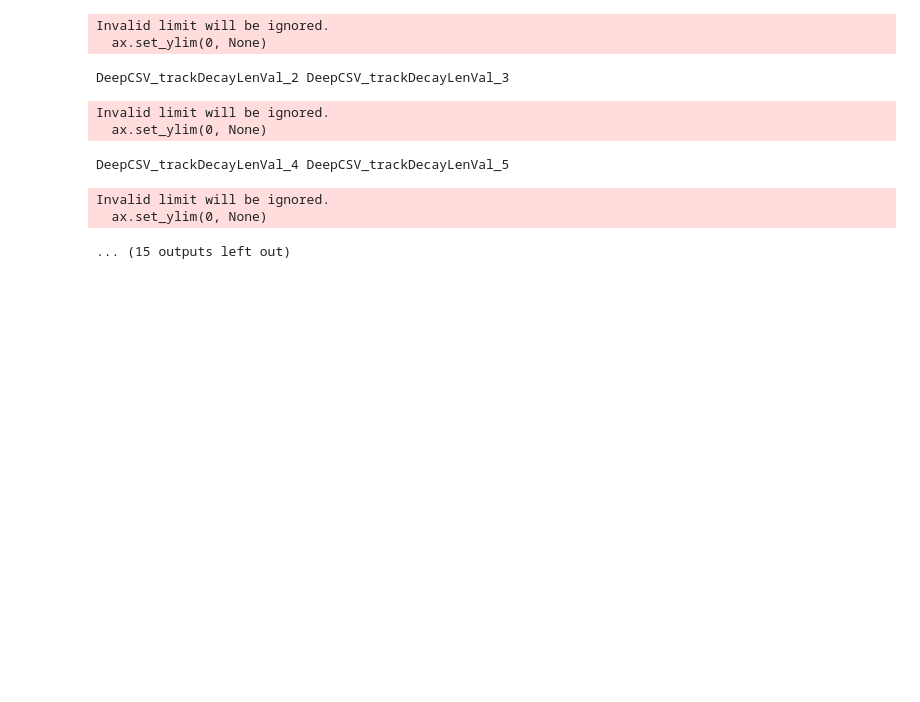
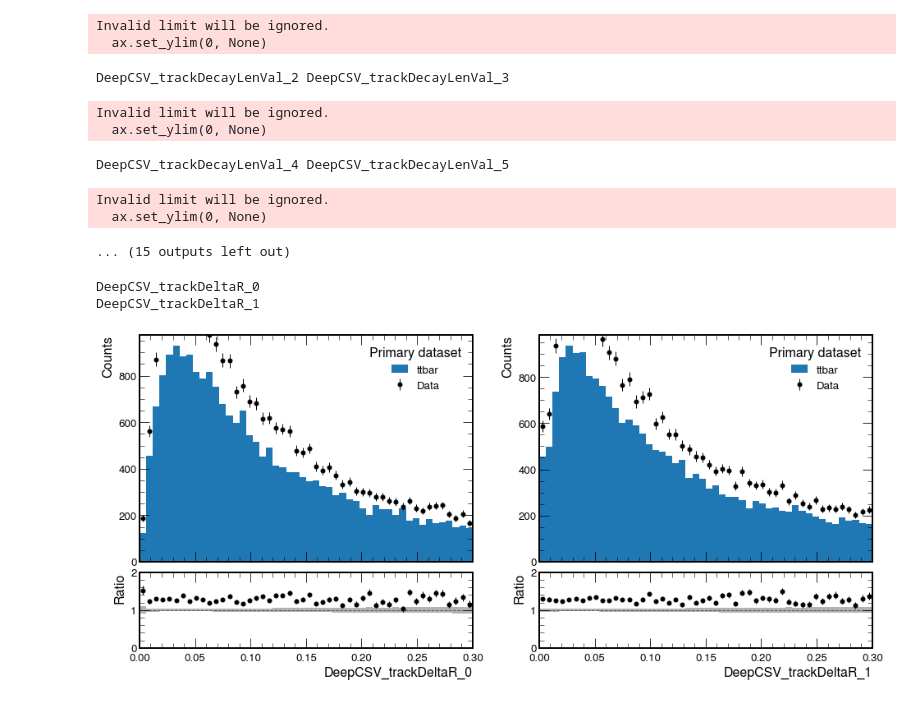
Before and after one commit to cms-btv-pog/BTVNanoCommissioning, a Jupyter notebook: make_some_plots.ipynb, the cells around one changed output. Cells and saved outputs as stored; diff of their text form; code cells hidden in the pictures; blank space fills up the shorter version.

Commit message:
first attempt for ratio plots

```diff
--- a/make_some_plots.ipynb
+++ b/make_some_plots.ipynb
@@ -28,16 +28,16 @@ for i in range(0, int(round(len(output.keys())))-1, 2)[2:]:
     h1 = output[h1name]
     h2 = output[h2name]
     # if True: normalize histo to 1
-    dense = False
+    dense = True
 
     for ax, h in zip([ax1, ax2], [h1, h2]):
         # scale MC samples according to lumi (for now, dummy scale)
         scales = {
-            'ttbar': 0.1,
+            'ttbar': 1.0,
         }
         h.scale(scales,axis='dataset')
         if hasattr(h, 'dim'):
-            plot.plot1d(h["ttbar"], ax=ax, legend_opts={'loc':1}, density=dense, stack=False);
+            plot.plot1d(h["ttbar"], ax=ax, legend_opts={'loc':1}, density=dense, stack=True);
             plot.plot1d(h["Data"], ax=ax, legend_opts={'loc':1}, density=dense, error_opts=data_err_opts, clear=False);
         else:
             continue
@@ -73,3 +73,57 @@ DeepCSV_trackDecayLenVal_4 DeepCSV_trackDecayLenVal_5
 Invalid limit will be ignored.
   ax.set_ylim(0, None)
 ... (15 outputs left out)
+# %%
+plt.style.use([hep.style.ROOT, {'font.size': 16}])
+
+# plot options for data
+data_err_opts = {
+    'linestyle': 'none',
+    'marker': '.',
+    'markersize': 10.,
+    'color': 'k',
+    'elinewidth': 1,
+}
+
+fig, ((ax1, ax2),(rax1, rax2)) = plt.subplots(2, 2, figsize=(16, 7), gridspec_kw={"height_ratios": (3, 1)}, sharex=True)
+h1name = list(output.keys())[16]
+print(h1name)
+h1 = output[h1name]
+h2name = list(output.keys())[17]
+print(h2name)
+h2 = output[h2name]
+fig.subplots_adjust(hspace=.07)
+
+# if True: normalize histo to 1
+dense = False
+# scale MC samples according to lumi (for now, dummy scale)
+scales = {
+    'ttbar': 1.0,
+}
+h1.scale(scales,axis='dataset')
+h2.scale(scales,axis='dataset')
+for ax, rax, h in zip([ax1, ax2], [rax1, rax2], [h1, h2]):
+    plot.plot1d(h["ttbar"], overlay="dataset", ax=ax, legend_opts={'loc':1}, density=dense, stack=True);
+    plot.plot1d(h["Data"], overlay="dataset", ax=ax, legend_opts={'loc':1}, density=dense, error_opts=data_err_opts, clear=False);
+    # now we build the ratio plot
+    plot.plotratio(
+        num=h['Data'].sum("dataset"),
+        denom=h['ttbar'].sum("dataset"),
+        ax=rax,
+        error_opts=data_err_opts,
+        denom_fill_opts={},
+        guide_opts={},
+        unc='num'
+    )
+    rax.set_ylabel('Ratio')
+    rax.set_ylim(0,2)
+    ax.set_xlabel(None)
+
+#ax.semilogy()
+#ax.set_ylim(0.001,None)
+
+#hep.mpl_magic(ax)
+# %% [output]
+DeepCSV_trackDeltaR_0
+DeepCSV_trackDeltaR_1
+[figure, added]
```
Also changed, not shown: parts of 1 cell of this notebook.
